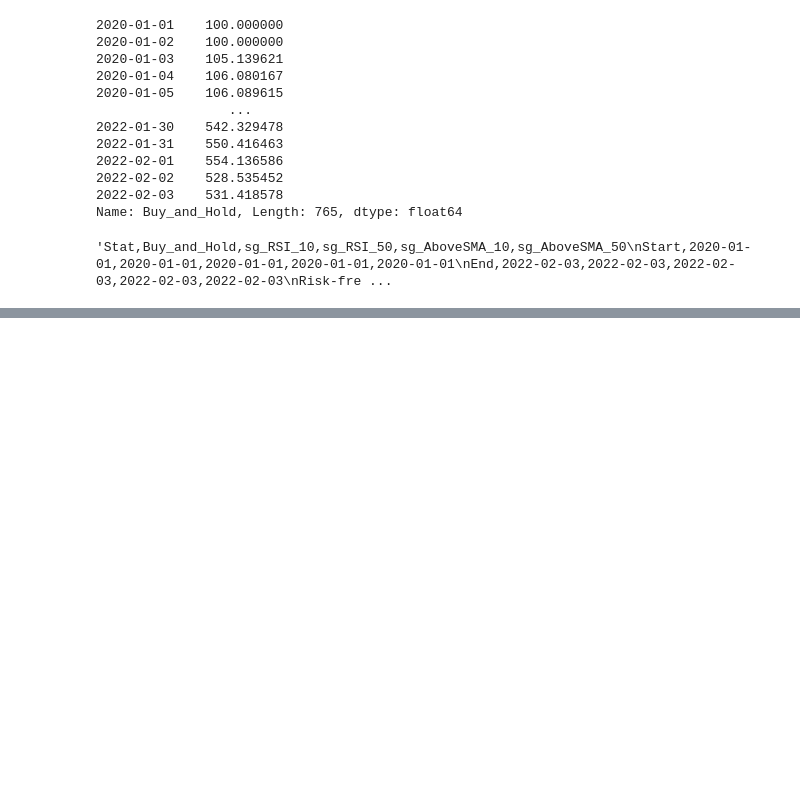
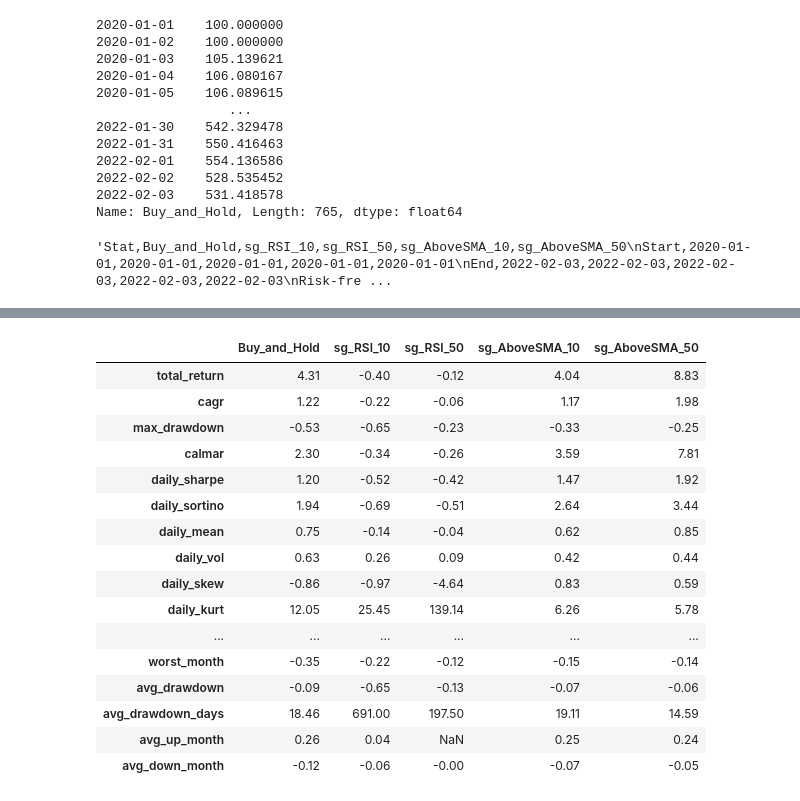
Before and after one commit to sjuanandres0/Chewbacca, a Jupyter notebook: chewie_playground.ipynb, the cells around one changed output, grey strips where cells are left out. Drawn from its saved outputs; the diff is of its cells as text; code cells hidden in the pictures; blank space fills up the shorter version.

```diff
--- a/chewie_playground.ipynb
+++ b/chewie_playground.ipynb
@@ -338,0 +421,21 @@ bt_results.stats
+# %%
+df_test2 = bt_results.stats.loc[stats_to_display]
+df_test2.astype(float).round(2)#.info()
+# %% [output]
+|  | Buy_and_Hold | sg_RSI_10 | sg_RSI_50 | sg_AboveSMA_10 | sg_AboveSMA_50 |
+| total_return | 4.31 | -0.40 | -0.12 | 4.04 | 8.83 |
+| cagr | 1.22 | -0.22 | -0.06 | 1.17 | 1.98 |
+| max_drawdown | -0.53 | -0.65 | -0.23 | -0.33 | -0.25 |
+| calmar | 2.30 | -0.34 | -0.26 | 3.59 | 7.81 |
+| daily_sharpe | 1.20 | -0.52 | -0.42 | 1.47 | 1.92 |
+| daily_sortino | 1.94 | -0.69 | -0.51 | 2.64 | 3.44 |
+| daily_mean | 0.75 | -0.14 | -0.04 | 0.62 | 0.85 |
+| daily_vol | 0.63 | 0.26 | 0.09 | 0.42 | 0.44 |
+| daily_skew | -0.86 | -0.97 | -4.64 | 0.83 | 0.59 |
+| daily_kurt | 12.05 | 25.45 | 139.14 | 6.26 | 5.78 |
+| ... | ... | ... | ... | ... | ... |
+| worst_month | -0.35 | -0.22 | -0.12 | -0.15 | -0.14 |
+| avg_drawdown | -0.09 | -0.65 | -0.13 | -0.07 | -0.06 |
+| avg_drawdown_days | 18.46 | 691.00 | 197.50 | 19.11 | 14.59 |
+| avg_up_month | 0.26 | 0.04 | NaN | 0.25 | 0.24 |
+| avg_down_month | -0.12 | -0.06 | -0.00 | -0.07 | -0.05 |
```
Also changed, not shown: parts of 12 cells of this notebook, 2 other files.
